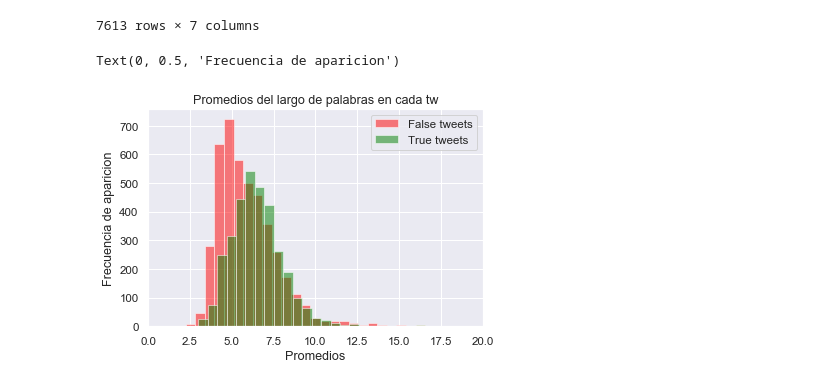
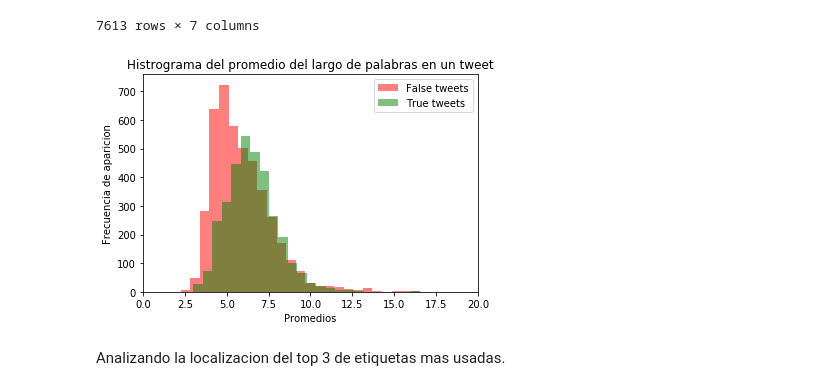
Before and after one commit to AgustinLeguizamon/datos_tp_1, a Jupyter notebook: tp1_tomas.ipynb, the cells around one changed output. Cells and saved outputs as stored; diff of their text form; code cells hidden in the pictures.

```diff
--- a/tp1_tomas.ipynb
+++ b/tp1_tomas.ipynb
@@ -22,6 +30,7 @@ Relacion entre la ubicacion y la veracidad de los tweets
 tweets["located"] = tweets["location"] == tweets["location"]
 tweets.loc[tweets["located"] == True,"located"] = 1
 tweets.loc[tweets["located"] == False ,"located"] = 0
+tweets["located"] = tweets["located"].astype(int)
 tweets.head(100)
 # %% [output]
 |  | id | keyword | location | text | target | located |
@@ -153,9 +163,11 @@ tweets
 # %%
 g = tweets["mean_len_word"].loc[tweets["target"] == 0].plot.hist(label= "False tweets", alpha = 0.5,color= "red",bins=100,legend= True)
 g = tweets["mean_len_word"].loc[tweets["target"] == 1].plot.hist(label= "True tweets", alpha = 0.5,color= "green",bins=100,xlim = (0,20),legend= True)
-g.set_title("Promedios del largo de palabras en cada tw")
+g.set_title("Histrograma de promedios del largo de palabras en un tweet")
 g.set_xlabel("Promedios")
 g.set_ylabel("Frecuencia de aparicion")
+plt.savefig('plots/hists_mean_len_word_per_tw.png')
 # %% [output]
-Text(0, 0.5, 'Frecuencia de aparicion')
-[figure, old version]
+[figure, new version]
+# %% [markdown]
+Analizando la localizacion del top 3 de etiquetas mas usadas.
```
Also changed, not shown: parts of 12 cells of this notebook, 5 other files.
